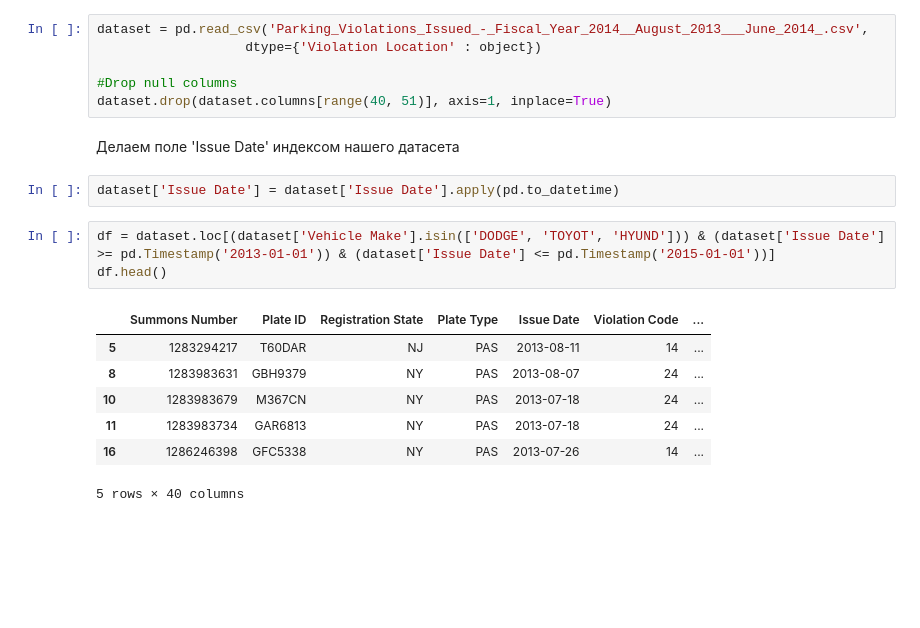
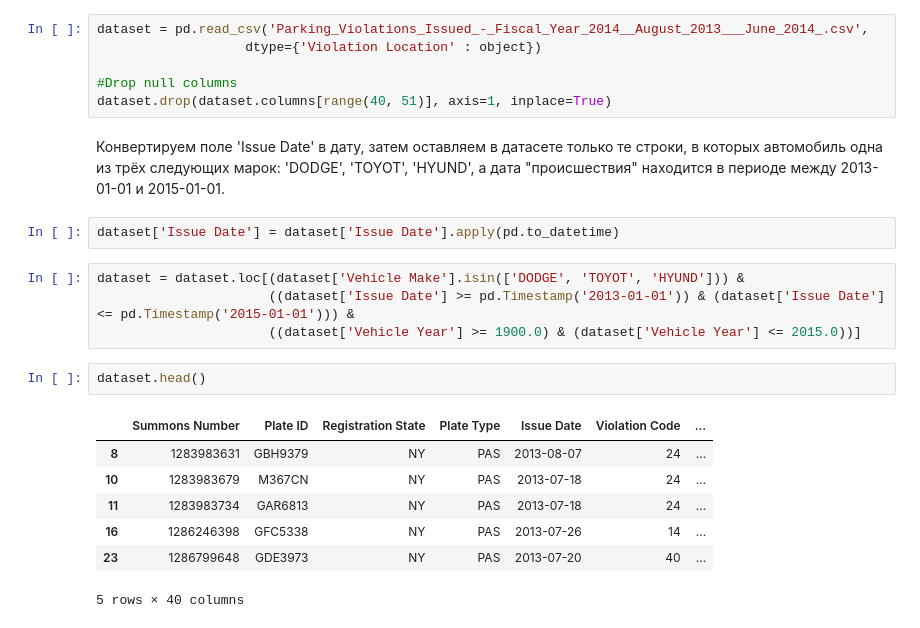
Before and after one commit to FStrean/NYC-Parking-Tickets-Analisis, a Jupyter notebook: Source/NYC-Parking-Tickets-Analisis.ipynb, the cells around one changed output. Cells and saved outputs as stored; diff of their text form; blank space fills up the shorter version.

```diff
--- a/Source/NYC-Parking-Tickets-Analisis.ipynb
+++ b/Source/NYC-Parking-Tickets-Analisis.ipynb
@@ -73,18 +100,21 @@ dataset = pd.read_csv('Parking_Violations_Issued_-_Fiscal_Year_2014__August_2013
 
 #Drop null columns
 dataset.drop(dataset.columns[range(40, 51)], axis=1, inplace=True)
-# %% [markdown]
-Делаем поле 'Issue Date' индексом нашего датасета
-# %%
-dataset['Issue Date'] = dataset['Issue Date'].apply(pd.to_datetime)
+# %% [markdown]
+Конвертируем поле 'Issue Date' в дату, затем оставляем в датасете только те строки, в которых автомобиль одна из трёх следующих марок: 'DODGE', 'TOYOT', 'HYUND', а дата "происшествия" находится в периоде между 2013-01-01 и 2015-01-01.
+# %%
+dataset['Issue Date'] = dataset['Issue Date'].apply(pd.to_datetime)
 # %%
-df = dataset.loc[(dataset['Vehicle Make'].isin(['DODGE', 'TOYOT', 'HYUND'])) & (dataset['Issue Date'] >= pd.Timestamp('2013-01-01')) & (dataset['Issue Date'] <= pd.Timestamp('2015-01-01'))]
-df.head()
+dataset = dataset.loc[(dataset['Vehicle Make'].isin(['DODGE', 'TOYOT', 'HYUND'])) &
+                      ((dataset['Issue Date'] >= pd.Timestamp('2013-01-01')) & (dataset['Issue Date'] <= pd.Timestamp('2015-01-01'))) &
+                      ((dataset['Vehicle Year'] >= 1900.0) & (dataset['Vehicle Year'] <= 2015.0))]
-# %% [output]
-|  | Summons Number | Plate ID | Registration State | Plate Type | Issue Date | Violation Code | ... |
-| 5 | 1283294217 | T60DAR | NJ | PAS | 2013-08-11 | 14 | ... |
-| 8 | 1283983631 | GBH9379 | NY | PAS | 2013-08-07 | 24 | ... |
-| 10 | 1283983679 | M367CN | NY | PAS | 2013-07-18 | 24 | ... |
-| 11 | 1283983734 | GAR6813 | NY | PAS | 2013-07-18 | 24 | ... |
-| 16 | 1286246398 | GFC5338 | NY | PAS | 2013-07-26 | 14 | ... |
-5 rows × 40 columns
+# %%
+dataset.head()
+# %% [output]
+|  | Summons Number | Plate ID | Registration State | Plate Type | Issue Date | Violation Code | ... |
+| 8 | 1283983631 | GBH9379 | NY | PAS | 2013-08-07 | 24 | ... |
+| 10 | 1283983679 | M367CN | NY | PAS | 2013-07-18 | 24 | ... |
+| 11 | 1283983734 | GAR6813 | NY | PAS | 2013-07-18 | 24 | ... |
+| 16 | 1286246398 | GFC5338 | NY | PAS | 2013-07-26 | 14 | ... |
+| 23 | 1286799648 | GDE3973 | NY | PAS | 2013-07-20 | 40 | ... |
+5 rows × 40 columns
```
Also changed, not shown: parts of 13 cells of this notebook, 2 other files.
